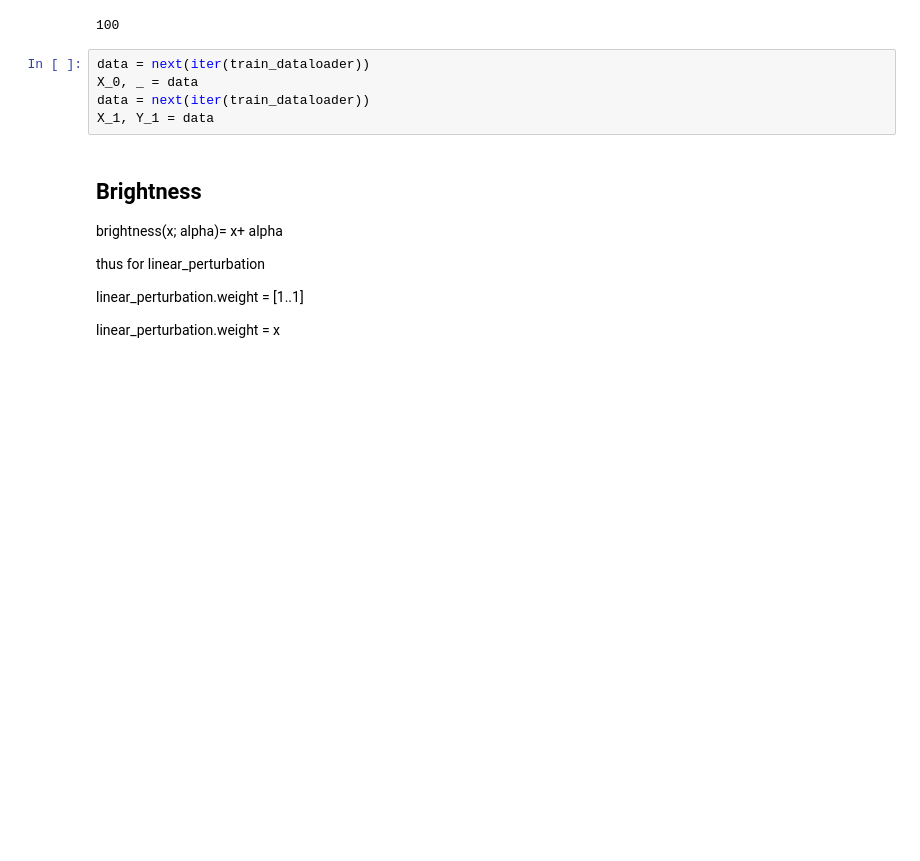
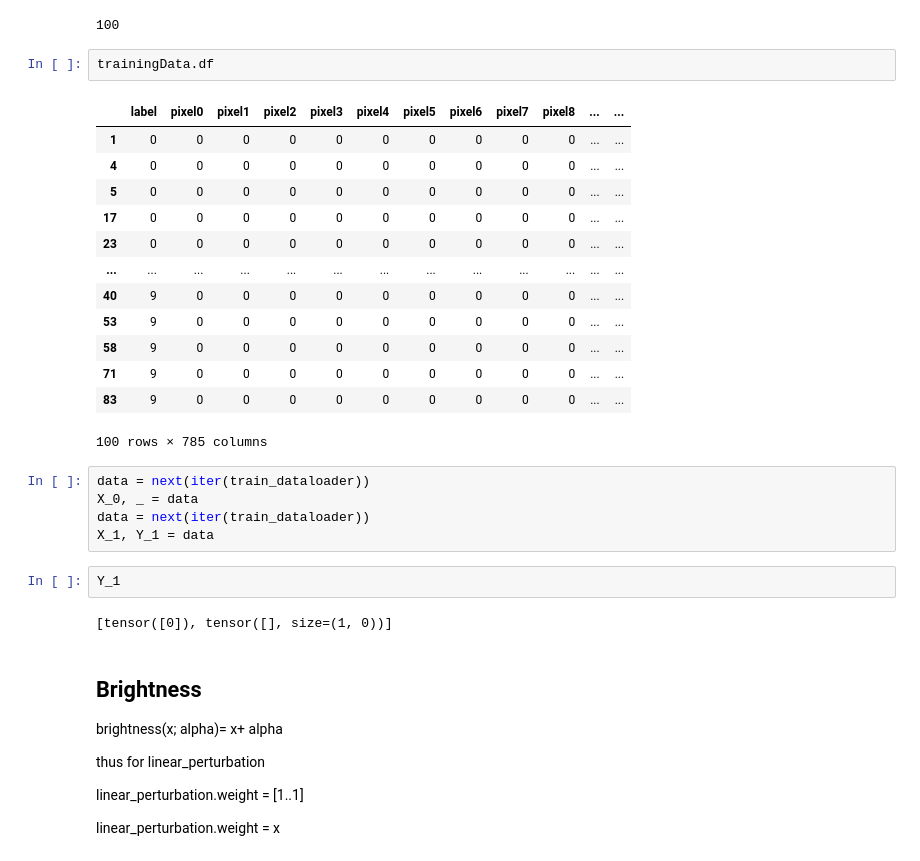
Before and after one commit to NoCohen66/Verification4ObjectDetection, a Jupyter notebook: brightness_manip_todelete/load_state_dict_brightness_contrast.ipynb, the cells around one changed output. Drawn from its saved outputs; the diff is of its cells as text; blank space fills up the shorter version.

```diff
--- a/brightness_manip_todelete/load_state_dict_brightness_contrast.ipynb
+++ b/brightness_manip_todelete/load_state_dict_brightness_contrast.ipynb
@@ -124,11 +123,31 @@ iterator = iter(train_dataloader)
 print(len(train_dataloader))
 # %% [output]
 100
+# %%
+trainingData.df
+# %% [output]
+|  | label | pixel0 | pixel1 | pixel2 | pixel3 | pixel4 | pixel5 | pixel6 | pixel7 | pixel8 | ... | ... |
+| 1 | 0 | 0 | 0 | 0 | 0 | 0 | 0 | 0 | 0 | 0 | ... | ... |
+| 4 | 0 | 0 | 0 | 0 | 0 | 0 | 0 | 0 | 0 | 0 | ... | ... |
+| 5 | 0 | 0 | 0 | 0 | 0 | 0 | 0 | 0 | 0 | 0 | ... | ... |
+| 17 | 0 | 0 | 0 | 0 | 0 | 0 | 0 | 0 | 0 | 0 | ... | ... |
+| 23 | 0 | 0 | 0 | 0 | 0 | 0 | 0 | 0 | 0 | 0 | ... | ... |
+| ... | ... | ... | ... | ... | ... | ... | ... | ... | ... | ... | ... | ... |
+| 40 | 9 | 0 | 0 | 0 | 0 | 0 | 0 | 0 | 0 | 0 | ... | ... |
+| 53 | 9 | 0 | 0 | 0 | 0 | 0 | 0 | 0 | 0 | 0 | ... | ... |
+| 58 | 9 | 0 | 0 | 0 | 0 | 0 | 0 | 0 | 0 | 0 | ... | ... |
+| 71 | 9 | 0 | 0 | 0 | 0 | 0 | 0 | 0 | 0 | 0 | ... | ... |
+| 83 | 9 | 0 | 0 | 0 | 0 | 0 | 0 | 0 | 0 | 0 | ... | ... |
+100 rows × 785 columns
 # %%
 data = next(iter(train_dataloader))
 X_0, _ = data
 data = next(iter(train_dataloader))
 X_1, Y_1 = data
+# %%
+Y_1
+# %% [output]
+[tensor([0]), tensor([], size=(1, 0))]
 # %% [markdown]
 ## Brightness
 
```
Also changed, not shown: parts of 24 cells of this notebook, 9 other files.
